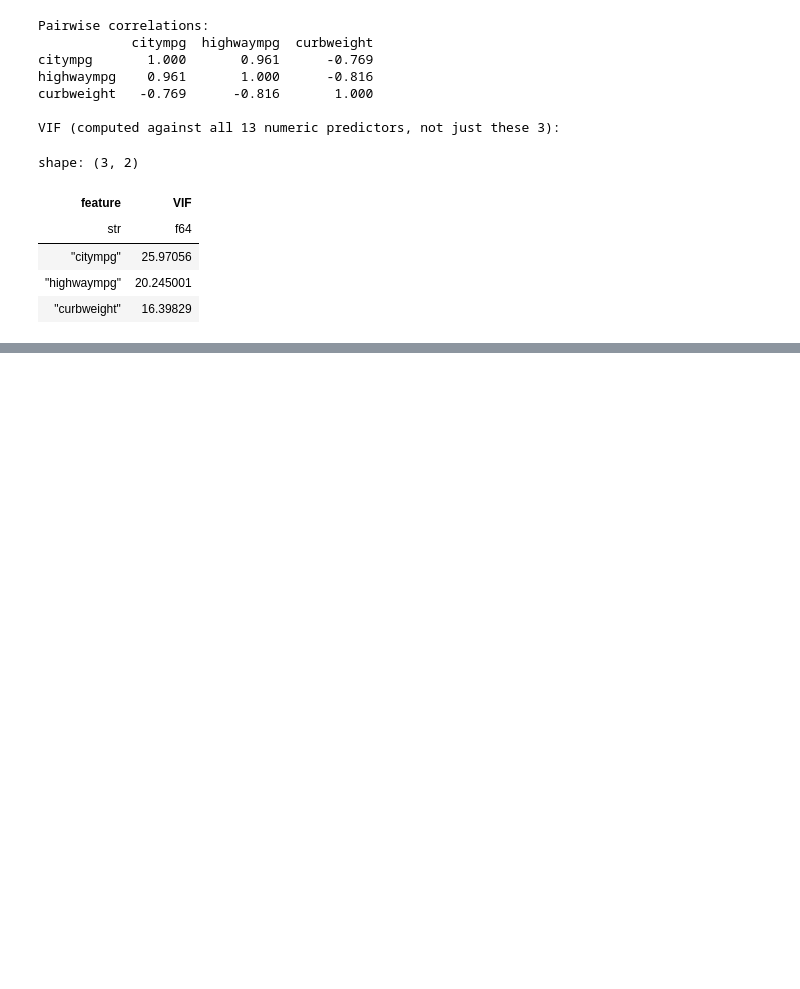
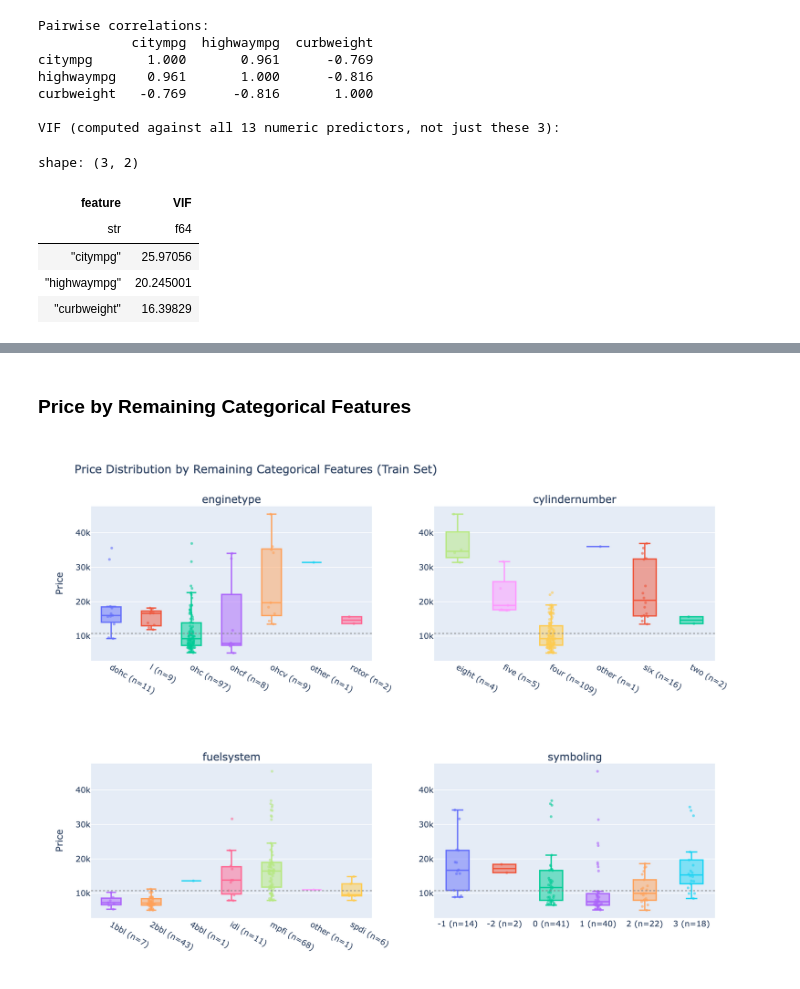
Before and after one commit to yubrajparajuli/car-price-regularization, a Jupyter notebook: notebook/01_data_understanding.ipynb, the cells around one changed output, grey strips where cells are left out. Cells and saved outputs as stored; diff of their text form; code cells hidden in the pictures; blank space fills up the shorter version.

```diff
--- a/notebook/01_data_understanding.ipynb
+++ b/notebook/01_data_understanding.ipynb
@@ -725,0 +902,39 @@ shape: (3, 2)
+# %% [markdown]
+### Price by Remaining Categorical Features
+# %%
+higher_card_cols = ["enginetype", "cylindernumber", "fuelsystem", "symboling"]
+
+fig2 = make_subplots(rows=2, cols=2, subplot_titles=higher_card_cols)
+positions2 = [(1, 1), (1, 2), (2, 1), (2, 2)]
+
+for col, (row, col_pos) in zip(higher_card_cols, positions2):
+    categories = sorted(train_with_target[col].unique().to_list())
+    for category in categories:
+        subset = train_with_target.filter(pl.col(col) == category)
+        n = subset.height
+        fig2.add_trace(
+            go.Box(
+                y=subset["price"],
+                name=f"{category} (n={n})",
+                boxpoints="all",
+                jitter=0.4,
+                pointpos=0,
+                marker=dict(size=4, opacity=0.6),
+                showlegend=False
+            ),
+            row=row, col=col_pos
+        )
+    fig2.add_hline(y=overall_median, line_dash="dot", line_color="gray",
+                    opacity=0.6, row=row, col=col_pos)
+
+fig2.update_layout(
+    title="Price Distribution by Remaining Categorical Features (Train Set)",
+    height=800,
+    width=1100
+)
+fig2.update_yaxes(title_text="Price", col=1)
+
+fig2.write_image("../reports/figures/09_price_by_remaining_categoricals.png")
+fig2.show()
+# %% [output]
+[figure, added]
```
Also changed, not shown: parts of 18 cells of this notebook.
